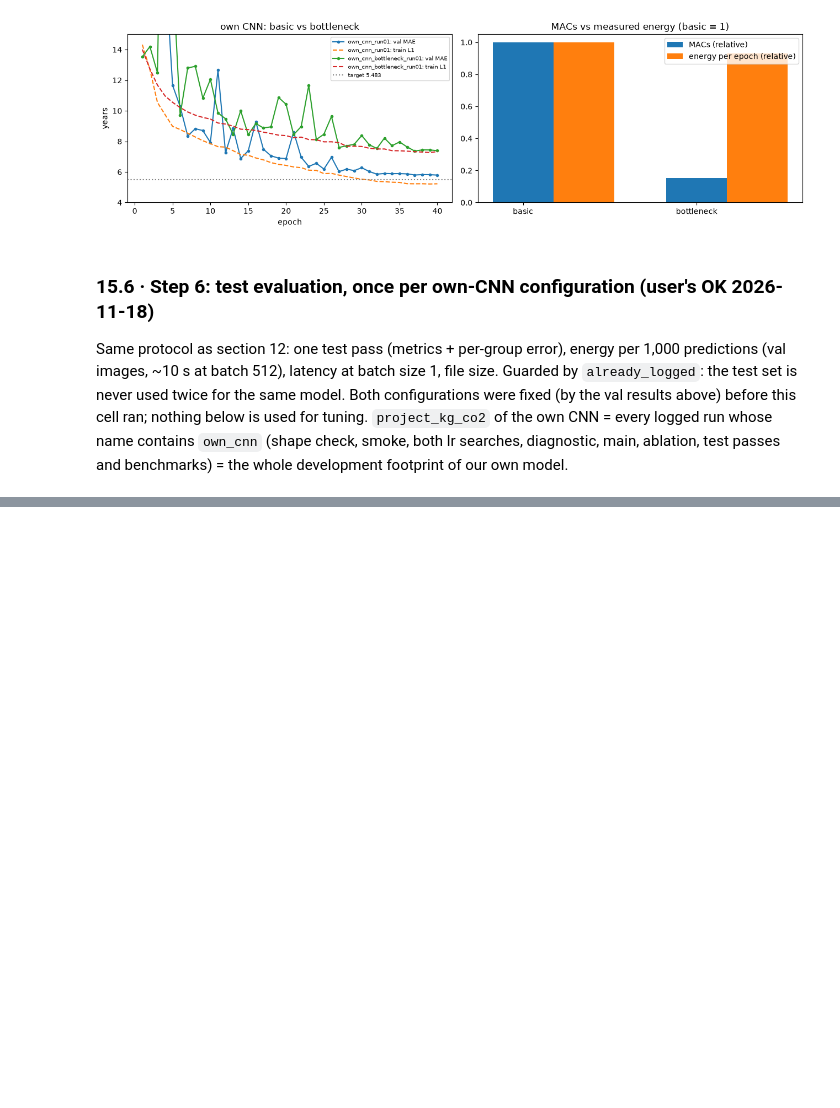
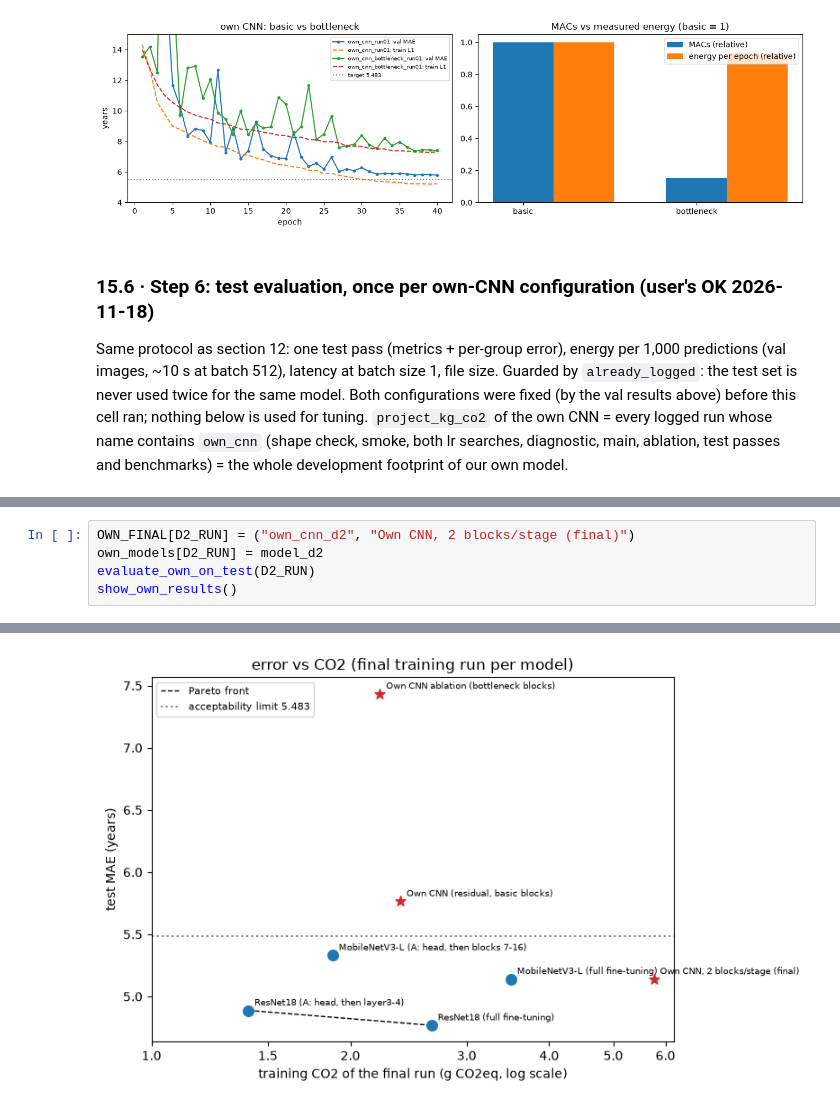
Before and after one commit to fouad1233/CSE655_Deep_Learning_Project, a Jupyter notebook: src/02_pipeline.ipynb, the cells around one changed output, grey strips where cells are left out. Drawn from its saved outputs; the diff is of its cells as text; blank space fills up the shorter version.

```diff
--- a/src/02_pipeline.ipynb
+++ b/src/02_pipeline.ipynb
@@ -2135,0 +2233,6 @@ acceptable if test MAE <= 1.15 x 4.768 = 5.483 and <= 0.6 x 15.400 = 9.240
+# %%
+OWN_FINAL[D2_RUN] = ("own_cnn_d2", "Own CNN, 2 blocks/stage (final)")
+own_models[D2_RUN] = model_d2
+evaluate_own_on_test(D2_RUN)
+show_own_results()
+# %% [output]
@@ -2135,0 +2258 @@ acceptable if test MAE <= 1.15 x 4.768 = 5.483 and <= 0.6 x 15.400 = 9.240
+[figure, added]
```
Also changed, not shown: parts of 8 cells of this notebook, 12 other files.
